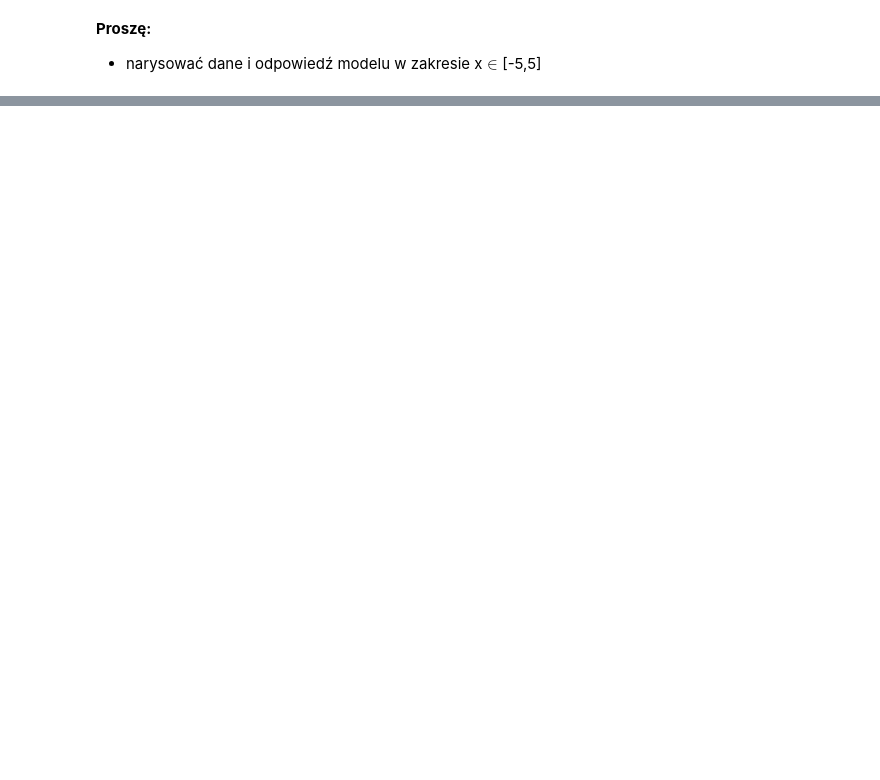
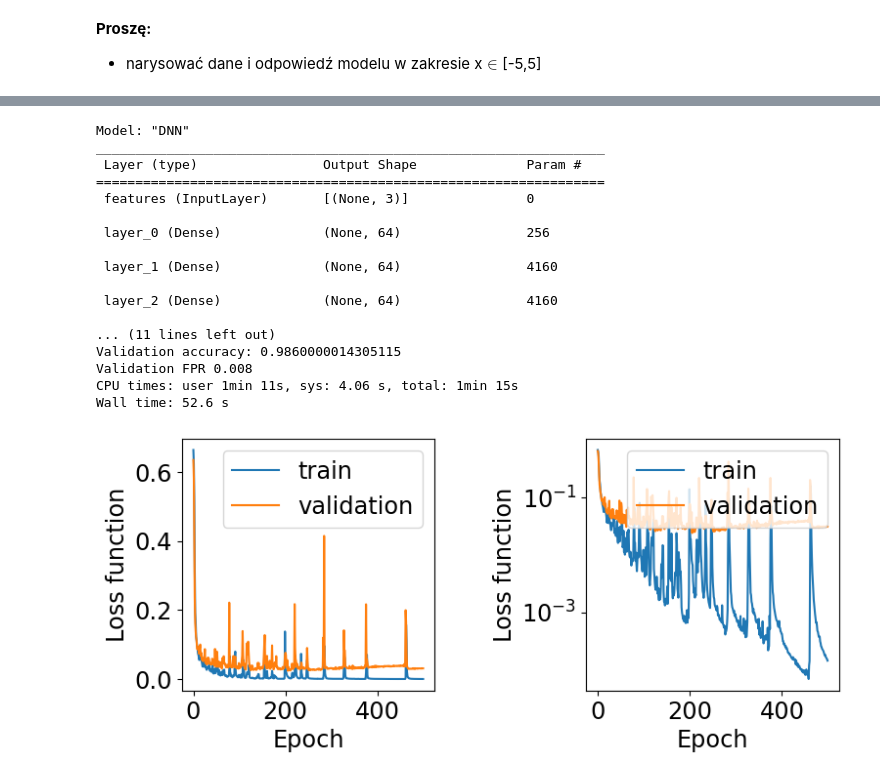
Before and after one commit to akalinow/UczenieMaszynoweII, a Jupyter notebook: 04_Sieci_w_pelni_polaczone.ipynb, the cells around one changed output, grey strips where cells are left out. Cells and saved outputs as stored; diff of their text form; code cells hidden in the pictures; blank space fills up the shorter version.

```diff
--- a/04_Sieci_w_pelni_polaczone.ipynb
+++ b/04_Sieci_w_pelni_polaczone.ipynb
@@ -321,0 +368,10 @@ axes.legend();
+# %%
+nSamples = 1000
+x_train = qef.quadraticEqGenertor(nSamples)
+y_train = np.all(qef.quadraticEqSolution(x_train)!=None, axis=1).reshape(-1,1)
+
+x_val = qef.quadraticEqGenertor(nSamples)
+y_val = np.all(qef.quadraticEqSolution(x_val)!=None, axis=1).reshape(-1,1)
+
+print(colored("Training data shapes: ","blue"), x_train.shape, y_train.shape)
+print(colored("Validation data shapes: ","blue"), x_val.shape, y_val.shape)
@@ -321,0 +388,56 @@ axes.legend();
+# %%
+%%time
+
+def quadraticEqMLSolver(x_train, y_train, x_val, y_val):
+    ##BEGIN_SOLUTION
+    inputShape = 3
+    nNeurons = np.array([64,64,64])
+    model = getModel(inputShape, nNeurons, hiddenActivation="relu", outputActivation="sigmoid")
+    model.summary()
+
+    initial_learning_rate = 1E-3
+    lr_schedule = tf.keras.optimizers.schedules.ExponentialDecay(initial_learning_rate,
+                    decay_steps=2000,
+                    decay_rate=0.95,
+                    staircase=True)
+    model.compile(optimizer=tf.keras.optimizers.Adam(learning_rate=lr_schedule),
+                      loss=tf.keras.losses.BinaryCrossentropy(),
+                      metrics=['Accuracy','FalsePositives'])
+
+    nEpochs = 500
+    history = model.fit(x=x_train, y=y_train,
+                        epochs=nEpochs,
+                        batch_size = 32,
+                        validation_data=(x_val, y_val),
+                        verbose=0)
+    plf.plotTrainHistory(history)
+    model.evaluate(x_train, y_train)
+
+    val_loss, val_acc, val_fpr = model.evaluate(x_val, y_val)
+    val_fpr /= len(y_val)
+
+    print(colored("Validation accuracy:","blue"),val_acc)
+    print(colored("Validation FPR","blue"),val_fpr)
+    ##BEGIN_SOLUTION
+    return model
+
+quadraticEqMLSolver(x_train, y_train, x_val, y_val);
+# %% [output]
+Model: "DNN"
+_________________________________________________________________
+ Layer (type)                Output Shape              Param #
+=================================================================
+ features (InputLayer)       [(None, 3)]               0
+
+ layer_0 (Dense)             (None, 64)                256
+
+ layer_1 (Dense)             (None, 64)                4160
+
+ layer_2 (Dense)             (None, 64)                4160
+
+... (11 lines left out)
+Validation accuracy: 0.9860000014305115
+Validation FPR 0.008
+CPU times: user 1min 11s, sys: 4.06 s, total: 1min 15s
+Wall time: 52.6 s
+[figure, added]
```
Also changed, not shown: parts of 16 cells of this notebook.
